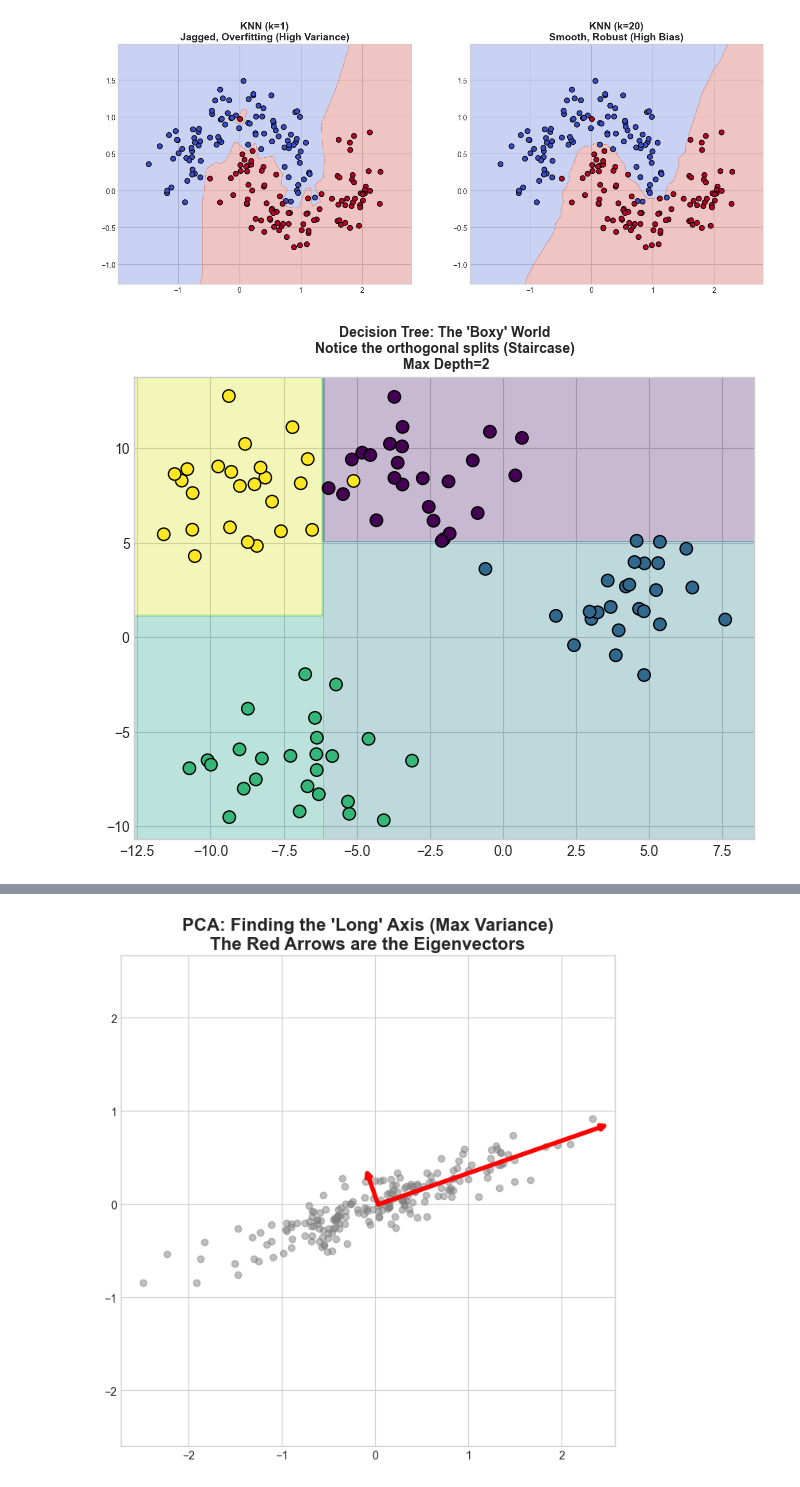
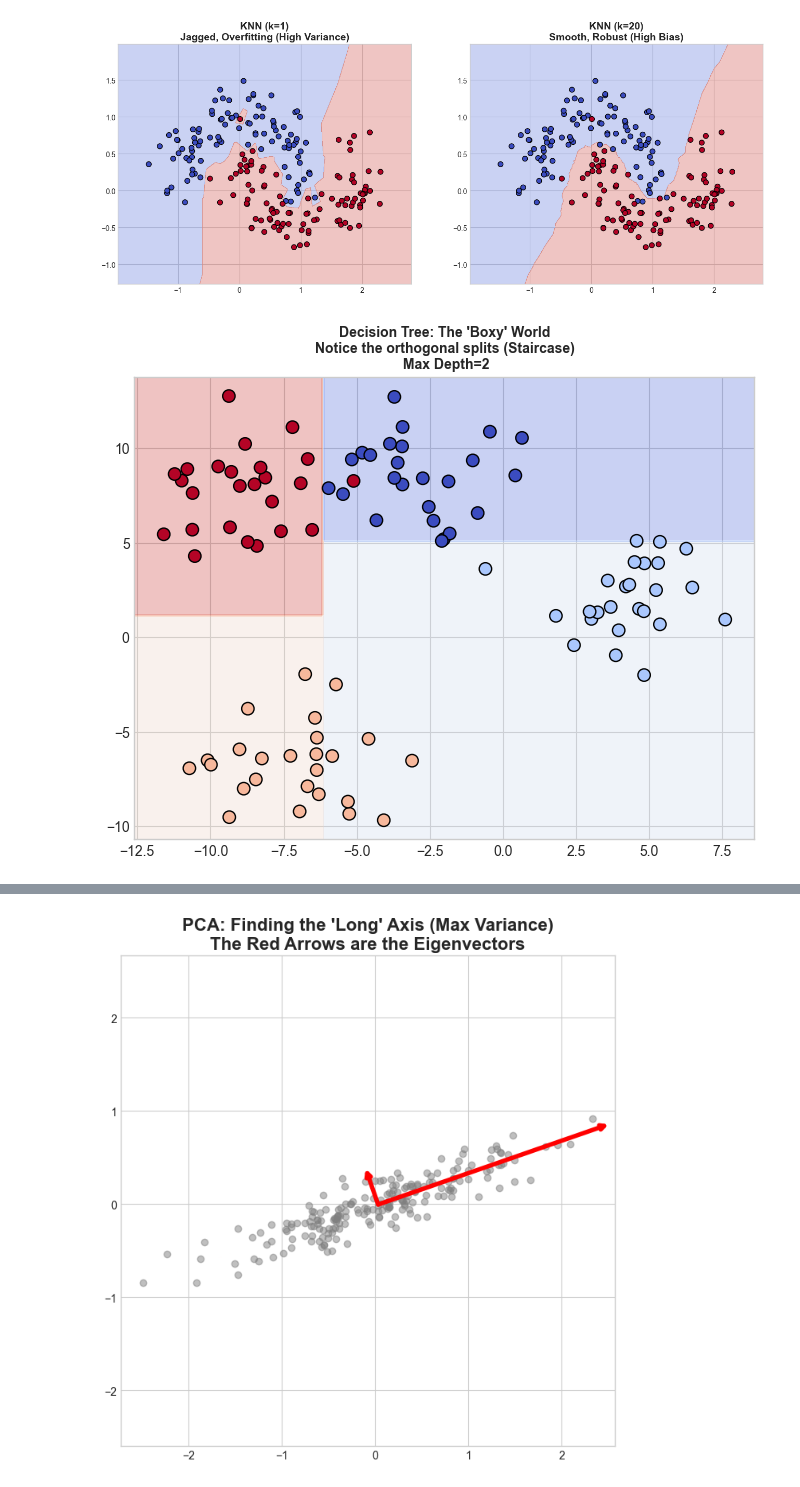
Before and after one commit to dattali18/machine_learning_msc_course, a Jupyter notebook: test_prep/ml_test_prep_1.ipynb, the cells around one changed output, grey strips where cells are left out. Cells and saved outputs as stored; diff of their text form; code cells hidden in the pictures.

```diff
--- a/test_prep/ml_test_prep_1.ipynb
+++ b/test_prep/ml_test_prep_1.ipynb
@@ -156,26 +156,26 @@ plt.show()
 # %%
 # CELL 7: DECISION TREE BOUNDARY
 from sklearn.tree import DecisionTreeRegressor
 
 # Generate Data
 X, y = make_blobs(n_samples=100, centers=4, random_state=42, cluster_std=2.0)
 
 # Fit Model
 tree_clf = DecisionTreeRegressor(max_depth=2, random_state=42)
 tree_clf.fit(X, y)
 
 # Plot
 plt.figure(figsize=(8, 6))
 xx, yy = np.meshgrid(np.linspace(X[:, 0].min()-1, X[:, 0].max()+1, 200),
                      np.linspace(X[:, 1].min()-1, X[:, 1].max()+1, 200))
 Z = tree_clf.predict(np.c_[xx.ravel(), yy.ravel()]).reshape(xx.shape)
 
-plt.contourf(xx, yy, Z, alpha=0.3, cmap='viridis')
-plt.scatter(X[:, 0], X[:, 1], c=y, cmap='viridis', edgecolors='k', s=80)
+plt.contourf(xx, yy, Z, alpha=0.3, cmap='coolwarm')
+plt.scatter(X[:, 0], X[:, 1], c=y, cmap='coolwarm', edgecolors='k', s=80)
 plt.title("Decision Tree: The 'Boxy' World\nNotice the orthogonal splits (Staircase)\n Max Depth=2", fontsize=10, fontweight='bold')
 plt.show()
 # %% [output]
-[figure, old version]
+[figure, new version]
 # %%
 # CELL 7: DECISION TREE BOUNDARY
 from sklearn.tree import DecisionTreeRegressor
```
Also changed, not shown: parts of 6 cells of this notebook.
